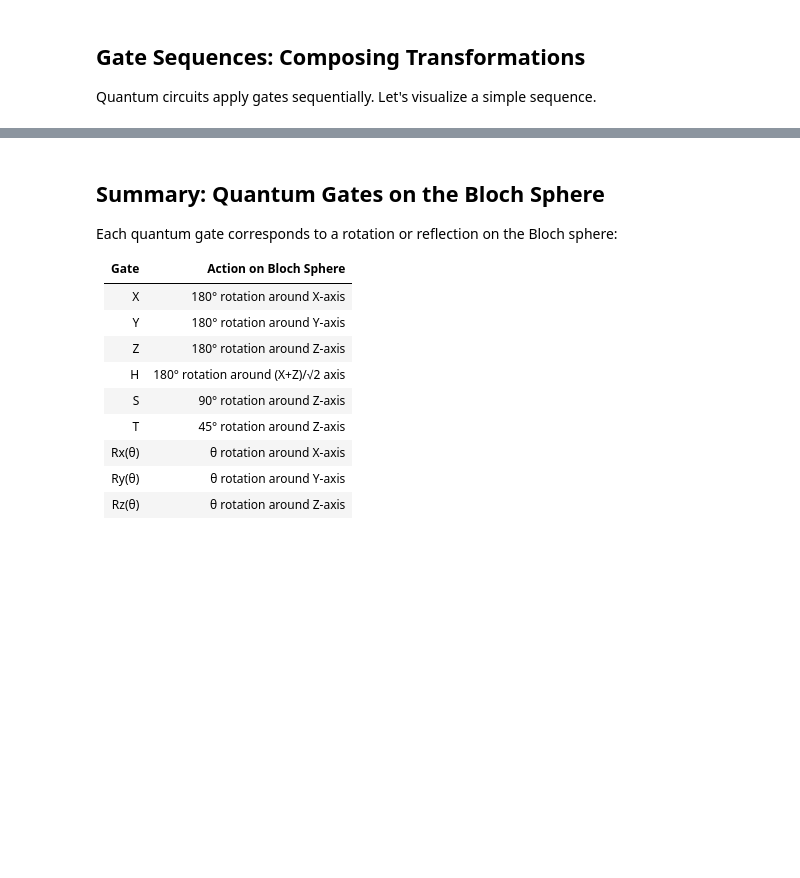
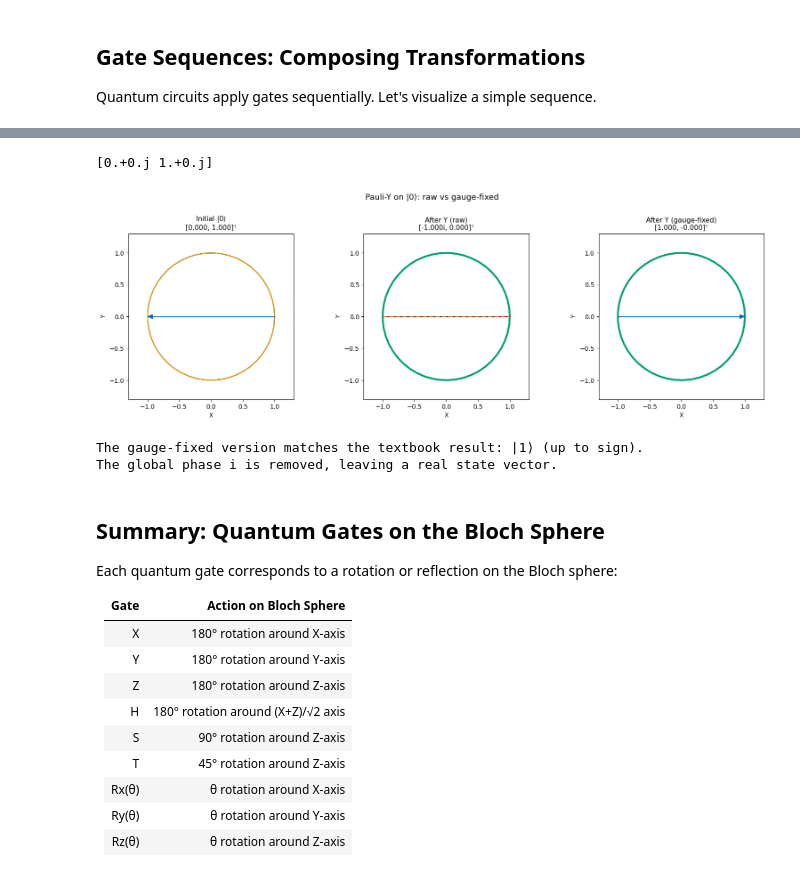
Before and after one commit to al-rigazzi/spinor_viz, a Jupyter notebook: notebooks/04_quantum_gates.ipynb, the cells around one changed output, grey strips where cells are left out. Saved outputs shown, nothing was run; the diff lists cells and outputs as text; code cells hidden in the pictures; blank space fills up the shorter version.

```diff
--- a/notebooks/04_quantum_gates.ipynb
+++ b/notebooks/04_quantum_gates.ipynb
@@ -567,3 +514,33 @@ Differ by global phase: [-0.-1.j  0.-1.j]
+# %%
+# Side-by-side: raw vs gauge-fixed after Pauli-Y on |0>
+spin_up = Spinor.from_angles(0, 0)
+spin_up = spin_up.rotate([0, np.pi, 0])
+print(spin_up.components)
+y_raw = Spinor(pauli_y() @ spin_up.components)
+y_gf  = y_raw.gauge_fixed()
+
+fig, (ax1, ax2, ax3) = plt.subplots(1, 3, figsize=(16, 5))
+
+plot_spinor_2d(spin_up, ax=ax1)
+ax1.set_title(r'Initial $|0\rangle$' + f'\n{format_state(spin_up)}', fontsize=11)
+
+plot_spinor_2d(y_raw, ax=ax2)
+ax2.set_title(f'After Y (raw)\n{format_state(y_raw)}', fontsize=11)
+
+plot_spinor_2d(y_gf, ax=ax3)
+ax3.set_title(f'After Y (gauge-fixed)\n{format_state(y_gf)}', fontsize=11)
+
+fig.suptitle('Pauli-Y on |0\u27E9: raw vs gauge-fixed', fontsize=13, y=1.02)
+plt.tight_layout()
+plt.show()
+
+print('The gauge-fixed version matches the textbook result: |1\u27E9 (up to sign).')
+print('The global phase i is removed, leaving a real state vector.')
+# %% [output]
+[0.+0.j 1.+0.j]
+[figure, added]
+The gauge-fixed version matches the textbook result: |1⟩ (up to sign).
+The global phase i is removed, leaving a real state vector.
 # %% [markdown]
 ## Summary: Quantum Gates on the Bloch Sphere
 
```
Also changed, not shown: parts of 12 cells of this notebook, 26 other files.
